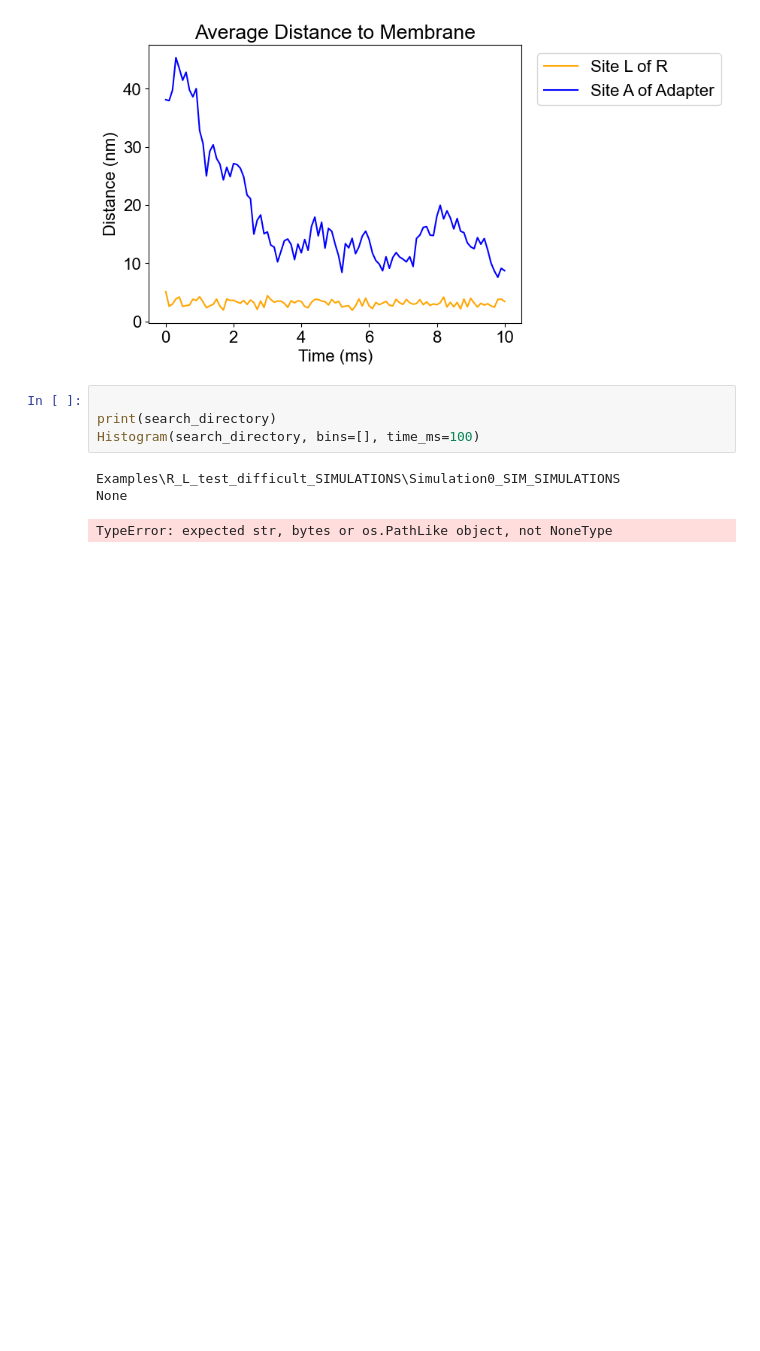
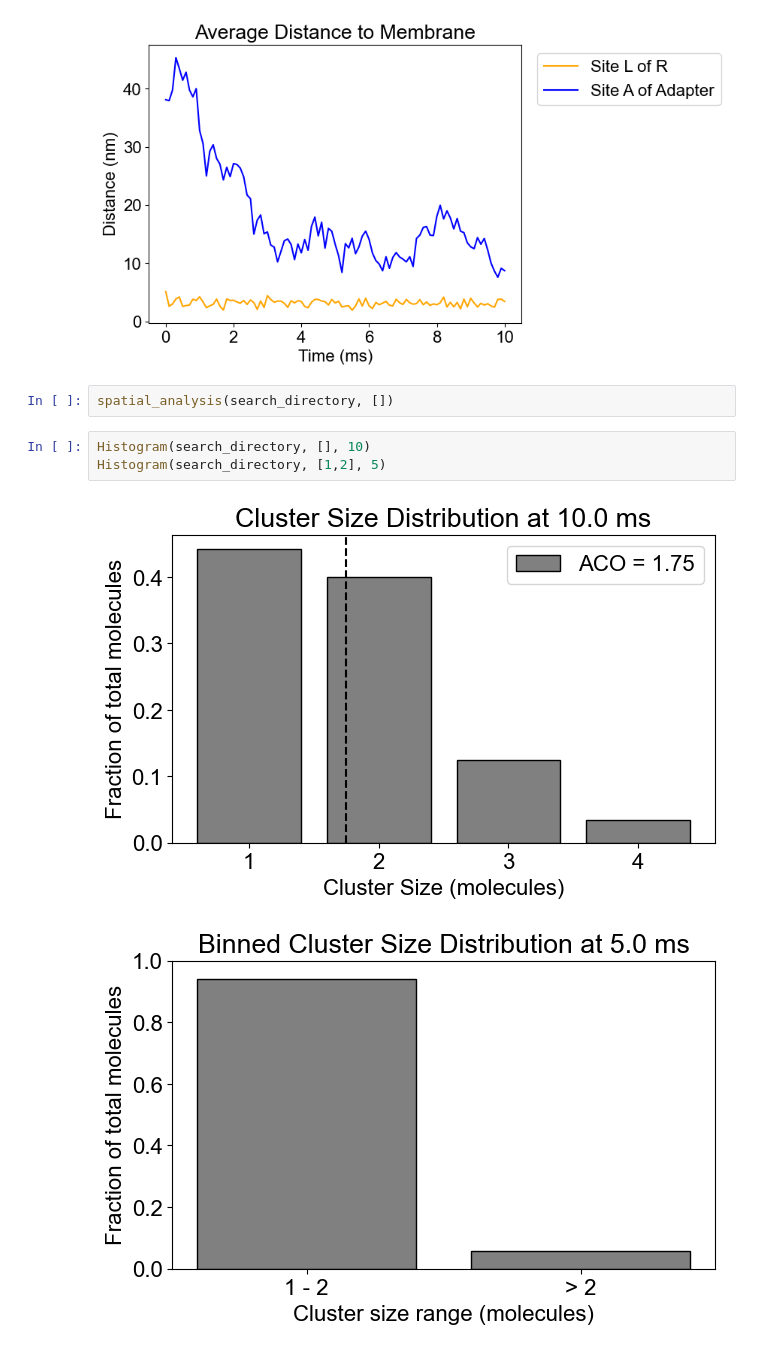
Before and after one commit to MolClustPy/SpringSaLaD-Python-Viz, a Jupyter notebook: demo.ipynb, the cells around one changed output. Drawn from its saved outputs; the diff is of its cells as text; blank space fills up the shorter version.

Commit message:
Histogram and Radius of Gyration

```diff
--- a/demo.ipynb
+++ b/demo.ipynb
@@ -81,11 +84,11 @@ Sites:
 List of indicies:
 [0, 1, 2, 3, 4]
 [figure]
-# %%
-
-print(search_directory)
-Histogram(search_directory, bins=[], time_ms=100)
-# %% [output]
-Examples\R_L_test_difficult_SIMULATIONS\Simulation0_SIM_SIMULATIONS
-None
-TypeError: expected str, bytes or os.PathLike object, not NoneType
+# %%
+spatial_analysis(search_directory, [])
+# %%
+Histogram(search_directory, [], 10)
+Histogram(search_directory, [1,2], 5)
+# %% [output]
+[figure, added]
+[figure, added]
```
Also changed, not shown: parts of 1 cell of this notebook, 36 other files.
